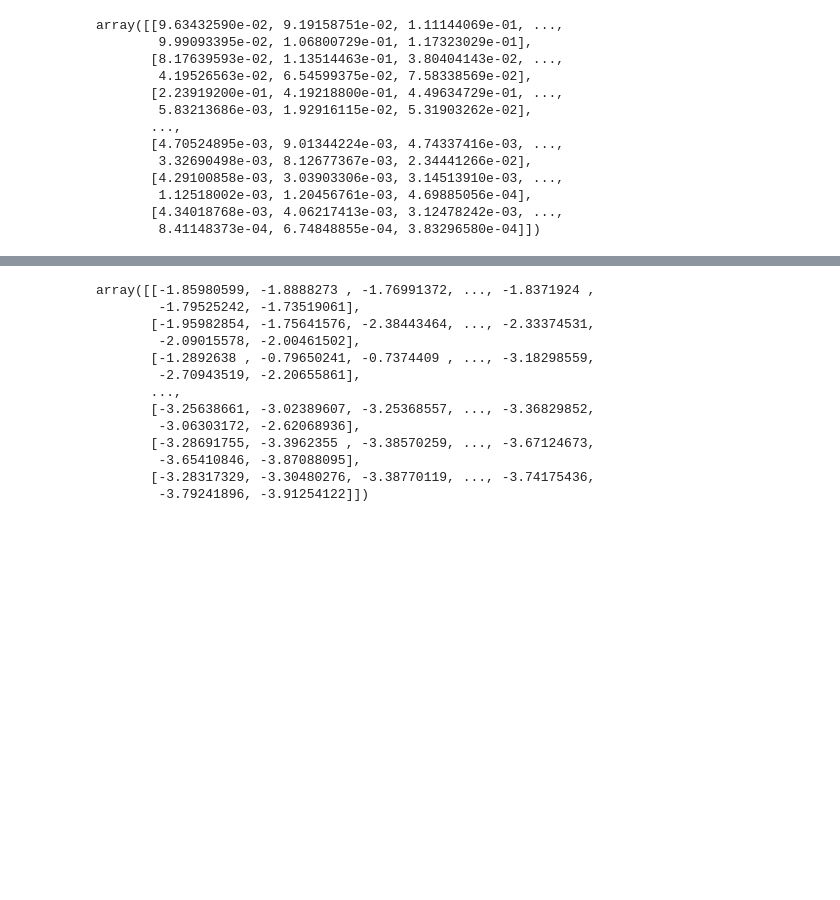
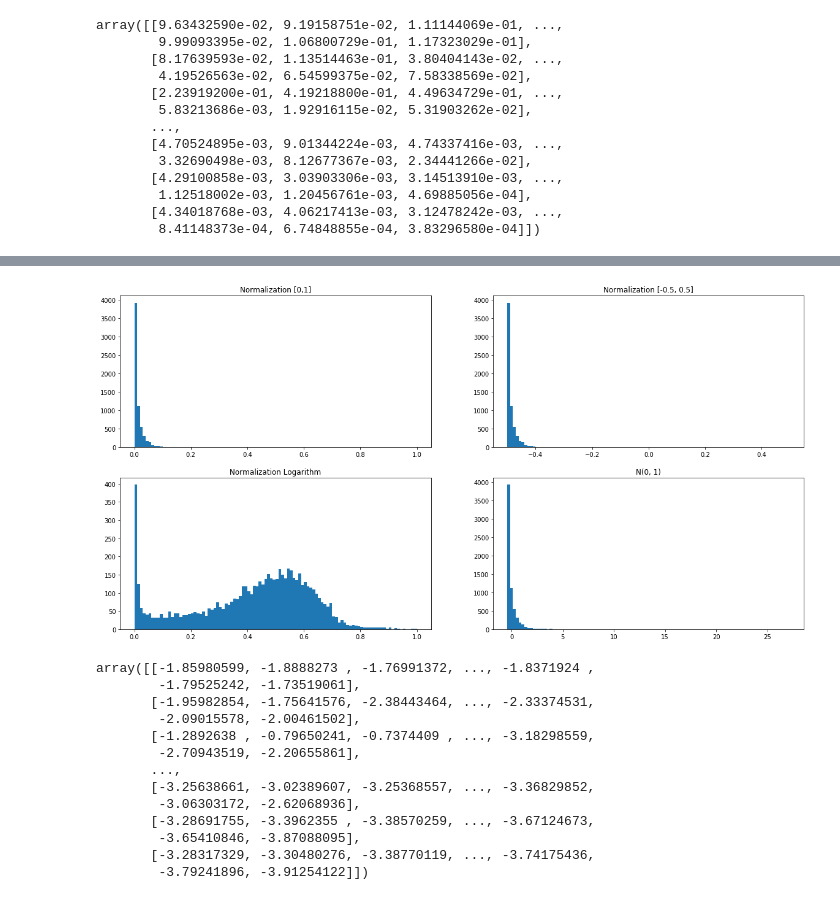
Before and after one commit to JorgeRodri/WhaleClassification, a Jupyter notebook: Spectogram_examples.ipynb, the cells around one changed output, grey strips where cells are left out. Cells and saved outputs as stored; diff of their text form; code cells hidden in the pictures; blank space fills up the shorter version.

Commit message:
spectrogram normalization examples added to spectrogram_exmple

```diff
--- a/Spectogram_examples.ipynb
+++ b/Spectogram_examples.ipynb
@@ -432,0 +433,16 @@ array([[9.63432590e-02, 9.19158751e-02, 1.11144069e-01, ...,
+# %%
+def f(x):
+    return x / x.max()
+
+def log_norm(x):
+    log_spect = np.log(x + 1)
+    return log_spect / log_spect.max()
+
+def f_05(x):
+    x_min = x.min()
+    return (x - x_min) / (x.max() - x_min) - .5
+
+
+def f_norm(x):
+    x_min = x.min()
+    return (x - x.mean()) / x.std()
@@ -459,3 +481,26 @@ plt.plot()
+# %%
+# p = 0.85
+s = read_aiff(audiofiles[12])
+s = s[int(s.shape[0] * (1 - p) / 2): int(s.shape[0] * (1 + p) / 2)]
+params = {'NFFT': 256, 'Fs': 2000, 'noverlap': 192}
+P, freqs, bins = mlab.specgram(s, **params)
+
+fig, ax = plt.subplots(2, 2, figsize=(20, 10))
+
+ax[0, 0].set_title('Normalization [0,1]')
+ax[0, 0].hist(f(P.flatten()), bins=100)
+
+ax[1, 0].set_title('Normalization Logarithm')
+ax[1, 0].hist(log_norm(P.flatten()), bins=100)
+
+ax[0, 1].set_title('Normalization [-0.5, 0.5]')
+ax[0, 1].hist(f_05(P.flatten()), bins=100)
+
+ax[1, 1].set_title('N(0, 1)')
+ax[1, 1].hist(f_norm(P.flatten()), bins=100)
+plt.show()
+# %% [output]
+[figure, added]
 # %%
 xt, _ = stats.boxcox(P.ravel())
 # %%
```
Also changed, not shown: parts of 7 cells of this notebook, 3 other files.
